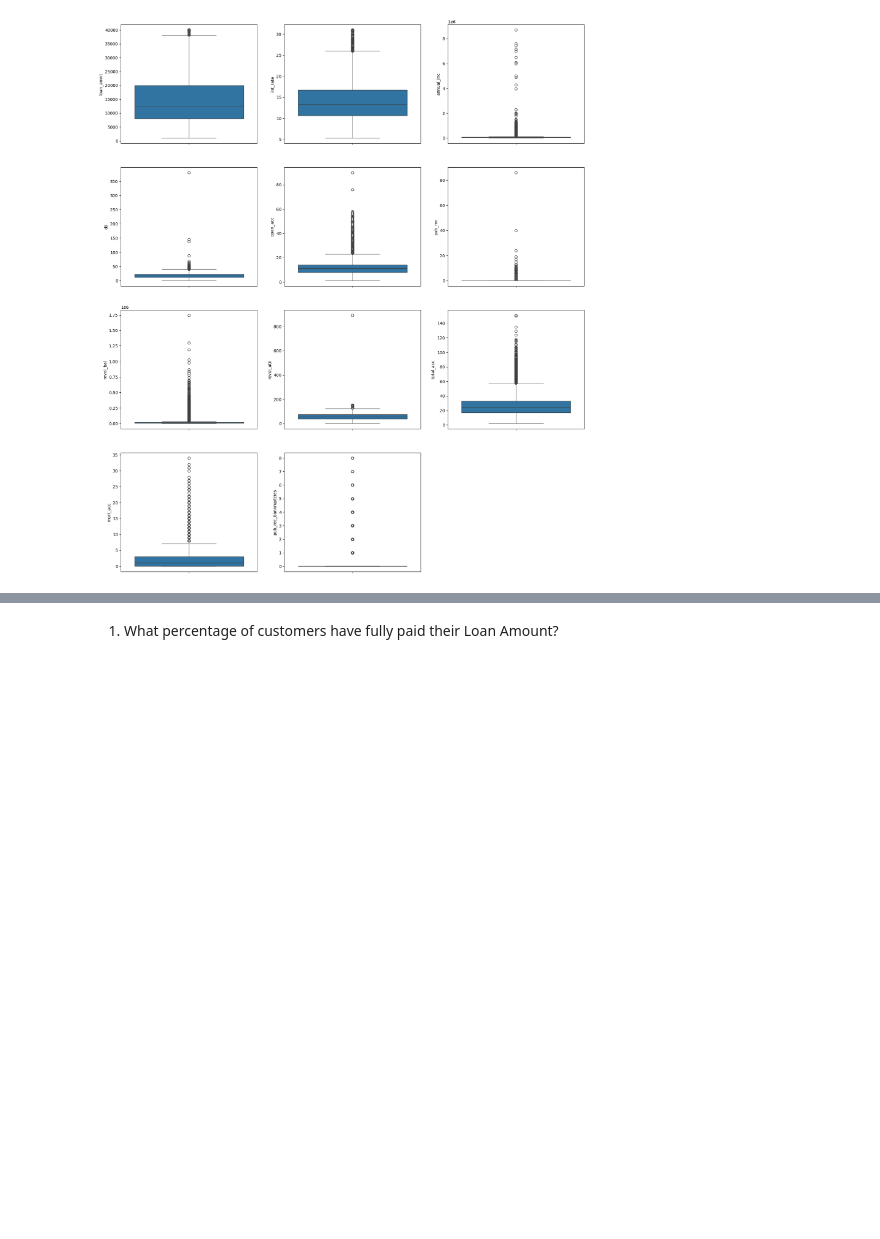
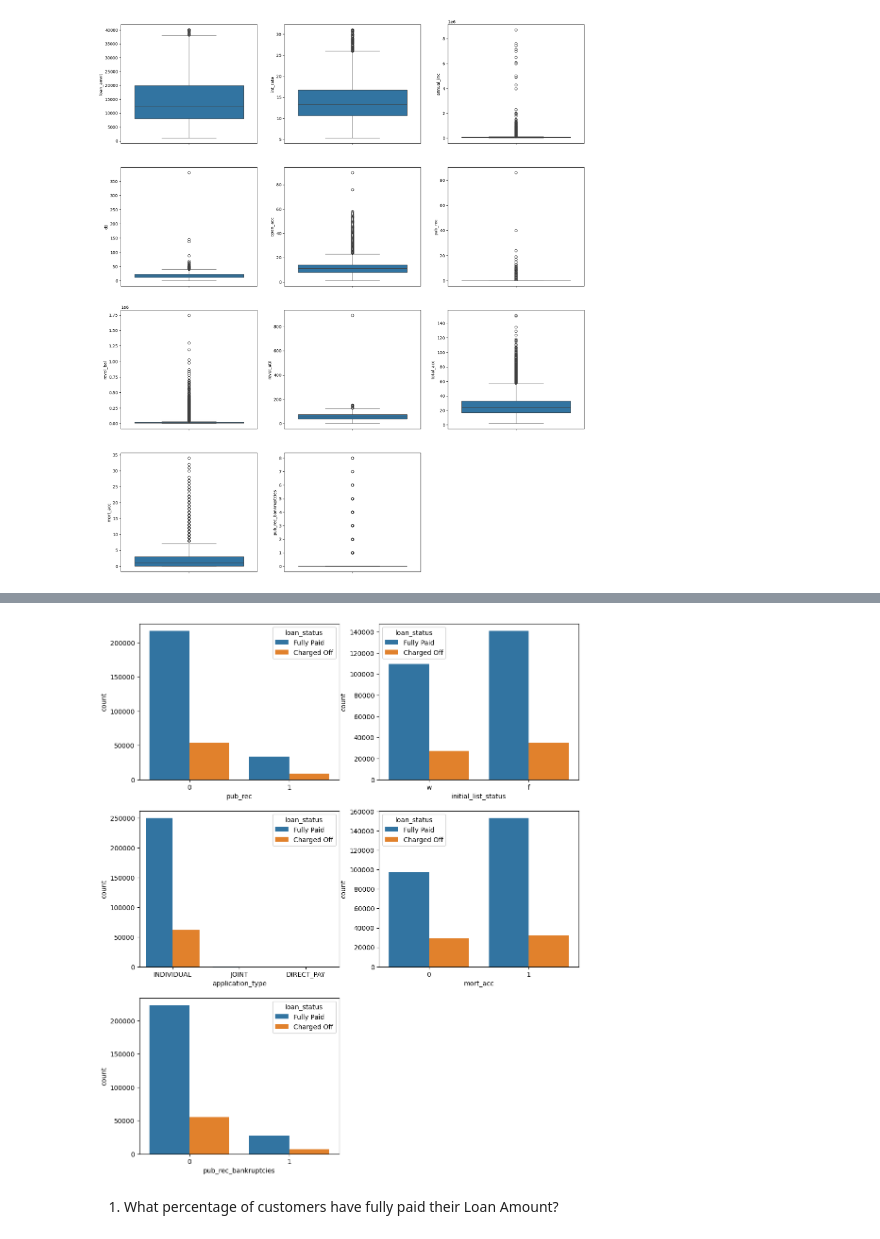
Before and after one commit to Rhy-Shah/ML, a Jupyter notebook: LoanTap/loantap.ipynb, the cells around one changed output, grey strips where cells are left out. Cells and saved outputs as stored; diff of their text form; code cells hidden in the pictures; blank space fills up the shorter version.

```diff
--- a/LoanTap/loantap.ipynb
+++ b/LoanTap/loantap.ipynb
@@ -248,3 +300,42 @@ plt.show()
+# %%
+def f1(number):
+    if number == 0.0:
+        return 0
+    else:
+        return 1
+
+def f2(number):
+    if number == 0.0:
+        return 0
+    elif number >= 1.0:
+        return 1
+    else:
+        return number
+# %%
+df['pub_rec']=df.pub_rec.apply(f1)
+df['mort_acc']=df.mort_acc.apply(f2)
+df['pub_rec_bankruptcies']=df.pub_rec_bankruptcies.apply(f2)
+# %%
+plt.figure(figsize=(12,30))
+
+plt.subplot(6,2,1)
+sns.countplot(x='pub_rec',data=df,hue='loan_status')
+
+plt.subplot(6,2,2)
+sns.countplot(x='initial_list_status',data=df,hue='loan_status')
+
+plt.subplot(6,2,3)
+sns.countplot(x='application_type',data=df,hue='loan_status')
+
+plt.subplot(6,2,4)
+sns.countplot(x='mort_acc',data=df,hue='loan_status')
+
+plt.subplot(6,2,5)
+sns.countplot(x='pub_rec_bankruptcies',data=df,hue='loan_status')
+
+plt.show()
+# %% [output]
+[figure, added]
 # %% [markdown]
 1. What percentage of customers have fully paid their Loan Amount?
 # %%
```
Also changed, not shown: parts of 14 cells of this notebook.
